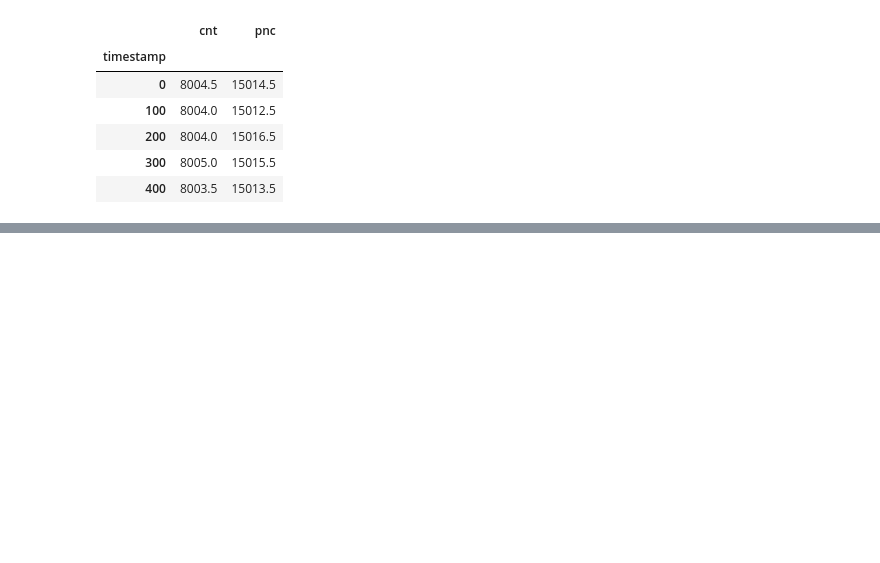
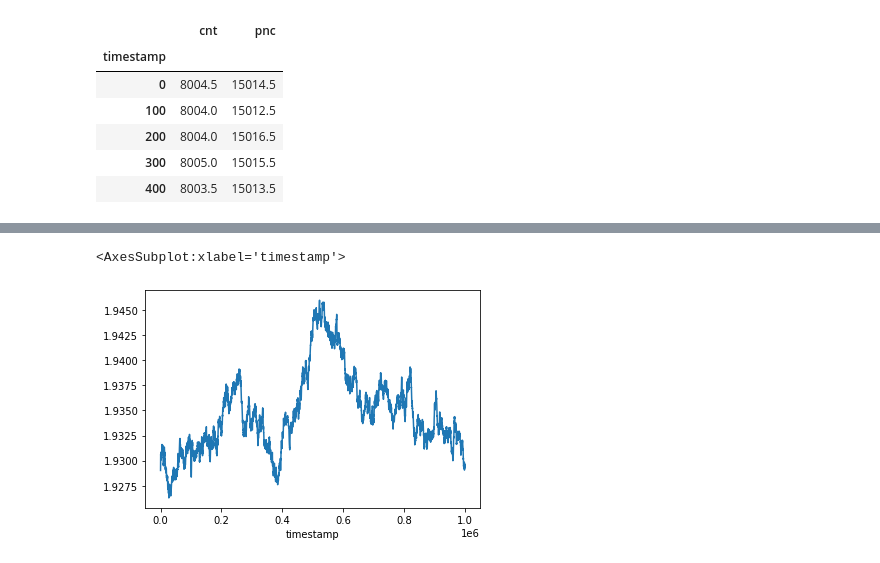
Before and after one commit to andrewchen0028/prosperity, a Jupyter notebook: pair trading.ipynb, the cells around one changed output, grey strips where cells are left out. Saved outputs shown, nothing was run; the diff lists cells and outputs as text; code cells hidden in the pictures; blank space fills up the shorter version.

```diff
--- a/pair trading.ipynb
+++ b/pair trading.ipynb
@@ -58,0 +72,5 @@ val['spread'][1:1000].plot(figsize=(30, 20))
+# %%
+val['gamma'].plot()
+# %% [output]
+<AxesSubplot:xlabel='timestamp'>
+[figure, added]
```
Also changed, not shown: parts of 6 cells of this notebook, 2 other files.
